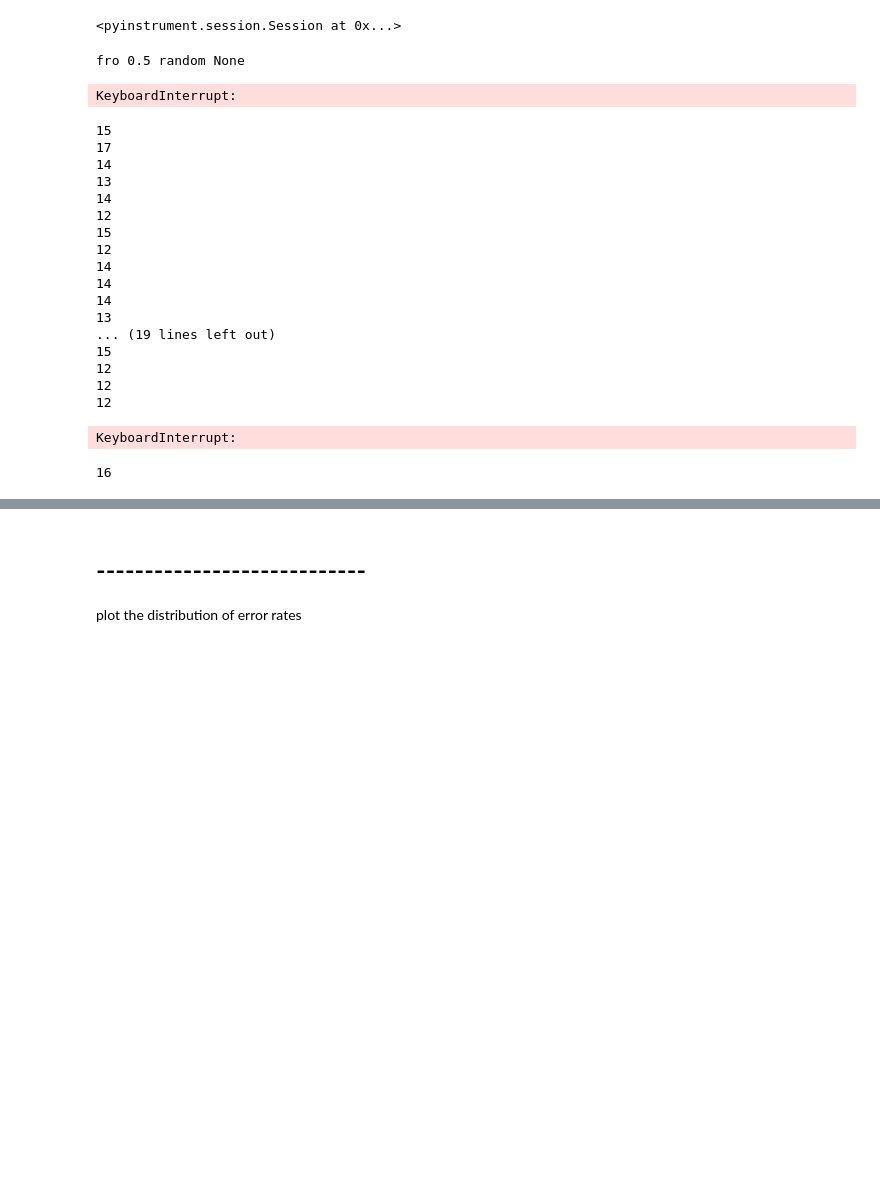
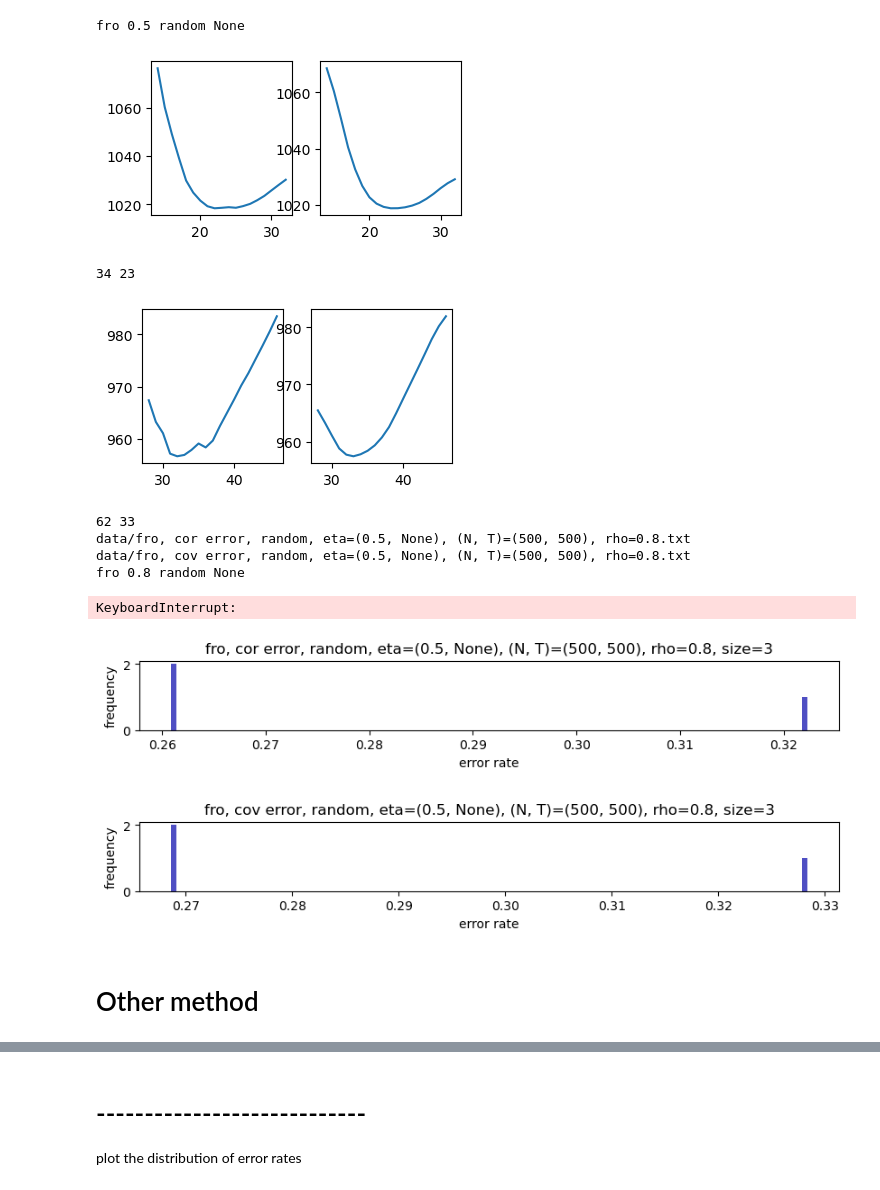
Before and after one commit to pkuxklx/Comention_simu, a Jupyter notebook: lx_simulation.ipynb, the cells around one changed output, grey strips where cells are left out. Saved outputs shown, nothing was run; the diff lists cells and outputs as text; code cells hidden in the pictures; blank space fills up the shorter version.

Commit message:
compare threshold method

```diff
--- a/lx_simulation.ipynb
+++ b/lx_simulation.ipynb
@@ -21,6 +21,6 @@ from utils.my_api import *
 # %%
-profiler = Profiler()
-profiler.start()
+# profiler = Profiler()
+# profiler.start()
 
 N = 500
 T = 500
@@ -32,74 +32,53 @@ seed = 1
 rng = np.random.RandomState(seed) if 1 else np.random
 X = rng.multivariate_normal(mean = np.zeros(N), cov = S, size = T)
 
-profiler.stop()
+# profiler.stop()
 # profiler.print()
-# %% [output]
-<pyinstrument.session.Session at 0x...>
 # %%
 for ord in ['fro', 2]:
     for eta in [0.5, 0.8, 0.95, 1]:
         for draw_type, near_factor in [('random', None)]: # [('near', 0.5), ('near', 1), ('near', 2), ('random', None)]:
             err_cor = []
             err_cov = []
 
             print(ord, eta, draw_type, near_factor)
 
             for i in range(100):
-                if i != 62:
+                if i not in [34, 62]:
                     continue
 
-                profiler = Profiler()
-                profiler.start()
+                # profiler = Profiler()
+                # profiler.start()
 
                 L = gen_L(S, eta, draw_type = draw_type, is_random = 0, near_factor = near_factor, rand_seed = i)
                 c = InfoCorrBand(X, L, 50)
                 R_est, S_est, k = c.auto_fit()
 
                 print(i, k)
-                profiler.stop()
-                profiler.print()
+                # profiler.stop()
+                # profiler.print()
 
                 err_cor.append(LA.norm(R - R_est, ord))
                 err_cov.append(LA.norm(S - S_est, ord))
             err_cor = err_cor / LA.norm(R, ord)
             err_cov = err_cov / LA.norm(S, ord)
 
             save_data_fig(err_cor, ord, 'cor', draw_type, eta, N, T, rho, near_factor, is_save = 1)
             save_data_fig(err_cov, ord, 'cov', draw_type, eta, N, T, rho, near_factor, is_save = 1)
 # %% [output]
 fro 0.5 random None
+[figure, added]
-KeyboardInterrupt:
+34 23
+[figure, added]
+62 33
+data/fro, cor error, random, eta=(0.5, None), (N, T)=(500, 500), rho=0.8.txt
+data/fro, cov error, random, eta=(0.5, None), (N, T)=(500, 500), rho=0.8.txt
+fro 0.8 random None
+KeyboardInterrupt:
+[figure, added]
+[figure, added]
-# %%
-L = gen_L(S, 1, draw_type = 'near', is_random = 1, near_factor = 0.5)
-c = InfoCorrBand(X, L, 50)
-for i in range(100):
-    print(c.k_by_cv())
-# %% [output]
-15
-17
-14
-13
-14
-12
-15
-12
-14
-14
-14
-13
-... (19 lines left out)
-15
-12
-12
-12
-KeyboardInterrupt:
-# %%
-L = gen_L(S, 0.5, draw_type = 'random', is_random = 1, near_factor = 0.5)
-c = InfoCorrBand(X, L)
-c.k_by_cv()
-# %% [output]
-16
+# %% [markdown]
+# Other method
 # %%
 # c = InfoCorrBand(X, abs(R))
 # R_est, S_est, k = c.auto_fit()
```
Also changed, not shown: parts of 8 cells of this notebook, 8 other files.
